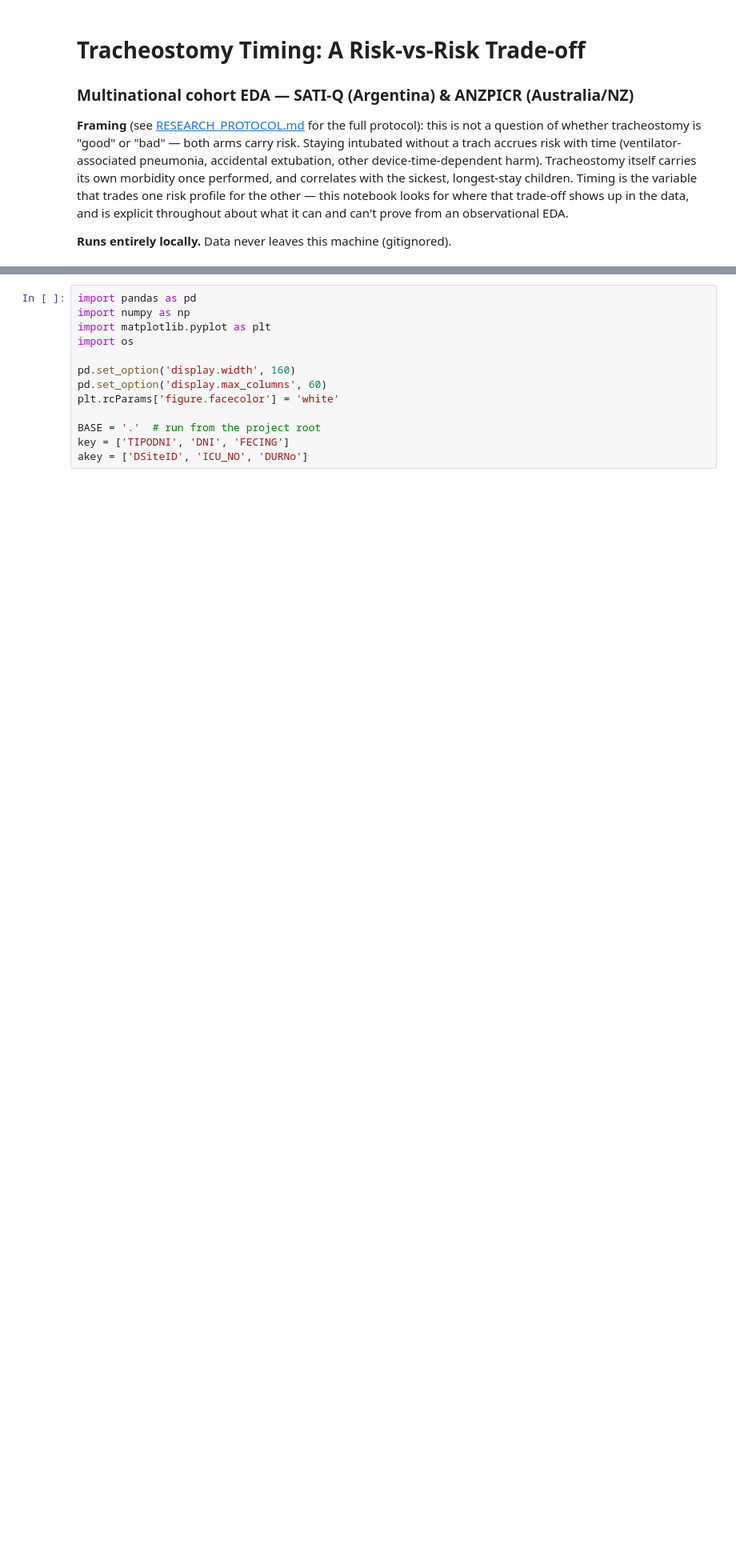
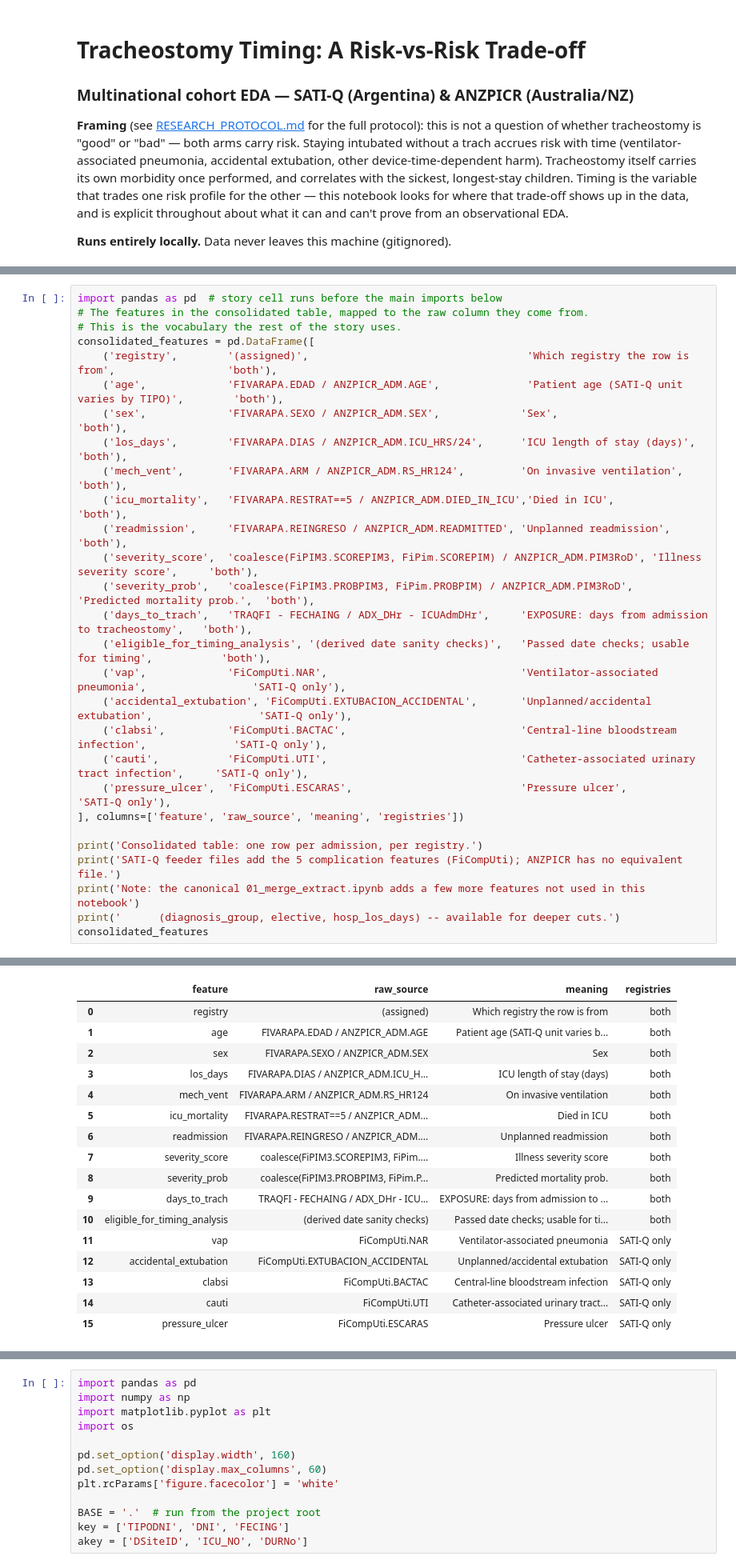
Before and after one commit to kickereb/wfpiccs-trach-eda, a Jupyter notebook: tracheostomy_timing_risk_tradeoff_EDA.ipynb, the cells around one changed output, grey strips where cells are left out. Shown at 80% size. Cells and saved outputs as stored; diff of their text form; blank space fills up the shorter version.

```diff
--- a/tracheostomy_timing_risk_tradeoff_EDA.ipynb
+++ b/tracheostomy_timing_risk_tradeoff_EDA.ipynb
@@ -49,0 +23,29 @@ this is not a question of whether tracheostomy is "good" or "bad" — both arms
+# %%
+import pandas as pd  # story cell runs before the main imports below
+# The features in the consolidated table, mapped to the raw column they come from.
+# This is the vocabulary the rest of the story uses.
+consolidated_features = pd.DataFrame([
+    ('registry',        '(assigned)',                                   'Which registry the row is from',                  'both'),
+    ('age',             'FIVARAPA.EDAD / ANZPICR_ADM.AGE',              'Patient age (SATI-Q unit varies by TIPO)',        'both'),
+    ('sex',             'FIVARAPA.SEXO / ANZPICR_ADM.SEX',             'Sex',                                             'both'),
+    ('los_days',        'FIVARAPA.DIAS / ANZPICR_ADM.ICU_HRS/24',      'ICU length of stay (days)',                       'both'),
+    ('mech_vent',       'FIVARAPA.ARM / ANZPICR_ADM.RS_HR124',         'On invasive ventilation',                         'both'),
+    ('icu_mortality',   'FIVARAPA.RESTRAT==5 / ANZPICR_ADM.DIED_IN_ICU','Died in ICU',                                    'both'),
+    ('readmission',     'FIVARAPA.REINGRESO / ANZPICR_ADM.READMITTED', 'Unplanned readmission',                           'both'),
+    ('severity_score',  'coalesce(FiPIM3.SCOREPIM3, FiPim.SCOREPIM) / ANZPICR_ADM.PIM3RoD', 'Illness severity score',     'both'),
+    ('severity_prob',   'coalesce(FiPIM3.PROBPIM3, FiPim.PROBPIM) / ANZPICR_ADM.PIM3RoD',   'Predicted mortality prob.',  'both'),
+    ('days_to_trach',   'TRAQFI - FECHAING / ADX_DHr - ICUAdmDHr',     'EXPOSURE: days from admission to tracheostomy',   'both'),
+    ('eligible_for_timing_analysis', '(derived date sanity checks)',   'Passed date checks; usable for timing',           'both'),
+    ('vap',             'FiCompUti.NAR',                               'Ventilator-associated pneumonia',                 'SATI-Q only'),
+    ('accidental_extubation', 'FiCompUti.EXTUBACION_ACCIDENTAL',       'Unplanned/accidental extubation',                 'SATI-Q only'),
+    ('clabsi',          'FiCompUti.BACTAC',                            'Central-line bloodstream infection',              'SATI-Q only'),
+    ('cauti',           'FiCompUti.UTI',                               'Catheter-associated urinary tract infection',     'SATI-Q only'),
+    ('pressure_ulcer',  'FiCompUti.ESCARAS',                           'Pressure ulcer',                                  'SATI-Q only'),
+], columns=['feature', 'raw_source', 'meaning', 'registries'])
+
+print('Consolidated table: one row per admission, per registry.')
+print('SATI-Q feeder files add the 5 complication features (FiCompUti); ANZPICR has no equivalent file.')
+print('Note: the canonical 01_merge_extract.ipynb adds a few more features not used in this notebook')
+print('      (diagnosis_group, elective, hosp_los_days) -- available for deeper cuts.')
+consolidated_features
+# %% [output]
@@ -49,0 +56,17 @@ this is not a question of whether tracheostomy is "good" or "bad" — both arms
+|  | feature | raw_source | meaning | registries |
+| 0 | registry | (assigned) | Which registry the row is from | both |
+| 1 | age | FIVARAPA.EDAD / ANZPICR_ADM.AGE | Patient age (SATI-Q unit varies b... | both |
+| 2 | sex | FIVARAPA.SEXO / ANZPICR_ADM.SEX | Sex | both |
+| 3 | los_days | FIVARAPA.DIAS / ANZPICR_ADM.ICU_H... | ICU length of stay (days) | both |
+| 4 | mech_vent | FIVARAPA.ARM / ANZPICR_ADM.RS_HR124 | On invasive ventilation | both |
+| 5 | icu_mortality | FIVARAPA.RESTRAT==5 / ANZPICR_ADM... | Died in ICU | both |
+| 6 | readmission | FIVARAPA.REINGRESO / ANZPICR_ADM.... | Unplanned readmission | both |
+| 7 | severity_score | coalesce(FiPIM3.SCOREPIM3, FiPim.... | Illness severity score | both |
+| 8 | severity_prob | coalesce(FiPIM3.PROBPIM3, FiPim.P... | Predicted mortality prob. | both |
+| 9 | days_to_trach | TRAQFI - FECHAING / ADX_DHr - ICU... | EXPOSURE: days from admission to ... | both |
+| 10 | eligible_for_timing_analysis | (derived date sanity checks) | Passed date checks; usable for ti... | both |
+| 11 | vap | FiCompUti.NAR | Ventilator-associated pneumonia | SATI-Q only |
+| 12 | accidental_extubation | FiCompUti.EXTUBACION_ACCIDENTAL | Unplanned/accidental extubation | SATI-Q only |
+| 13 | clabsi | FiCompUti.BACTAC | Central-line bloodstream infection | SATI-Q only |
+| 14 | cauti | FiCompUti.UTI | Catheter-associated urinary tract... | SATI-Q only |
+| 15 | pressure_ulcer | FiCompUti.ESCARAS | Pressure ulcer | SATI-Q only |
```
Also changed, not shown: parts of 5 cells of this notebook.
